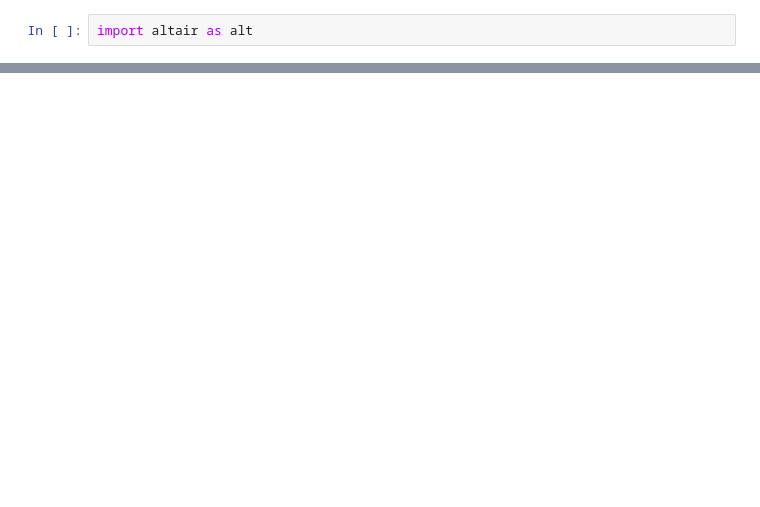
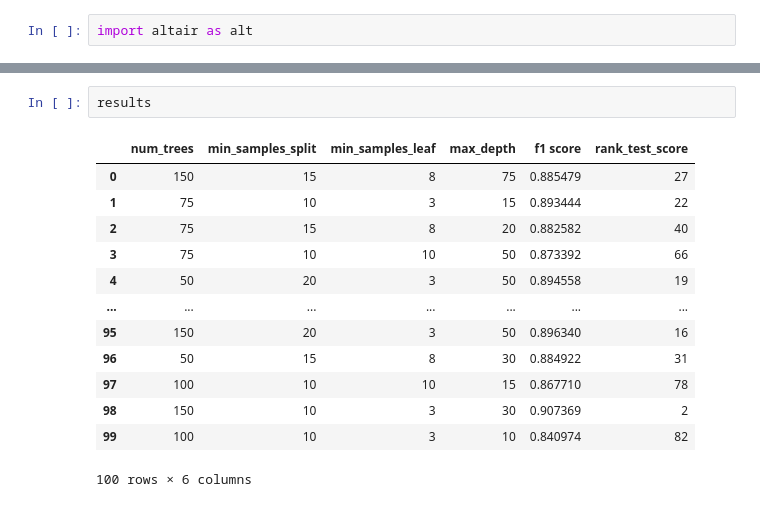
Before and after one commit to chrismca13/CFB_draft_propensity, a Jupyter notebook: notebooks/SupervisedLearning/RandomForest/Sensitivity_Analysis.ipynb, the cells around one changed output, grey strips where cells are left out. Cells and saved outputs as stored; diff of their text form; blank space fills up the shorter version.

```diff
--- a/notebooks/SupervisedLearning/RandomForest/Sensitivity_Analysis.ipynb
+++ b/notebooks/SupervisedLearning/RandomForest/Sensitivity_Analysis.ipynb
@@ -119,5 +119,21 @@ x.properties(title = 'Average f1 Score of Models: Broken Down by Max Depth Value
 )
 # %% [output]
 [interactive output not drawn]
+# %%
+results
+# %% [output]
+|  | num_trees | min_samples_split | min_samples_leaf | max_depth | f1 score | rank_test_score |
+| 0 | 150 | 15 | 8 | 75 | 0.885479 | 27 |
+| 1 | 75 | 10 | 3 | 15 | 0.893444 | 22 |
+| 2 | 75 | 15 | 8 | 20 | 0.882582 | 40 |
+| 3 | 75 | 10 | 10 | 50 | 0.873392 | 66 |
+| 4 | 50 | 20 | 3 | 50 | 0.894558 | 19 |
+| ... | ... | ... | ... | ... | ... | ... |
+| 95 | 150 | 20 | 3 | 50 | 0.896340 | 16 |
+| 96 | 50 | 15 | 8 | 30 | 0.884922 | 31 |
+| 97 | 100 | 10 | 10 | 15 | 0.867710 | 78 |
+| 98 | 150 | 10 | 3 | 30 | 0.907369 | 2 |
+| 99 | 100 | 10 | 3 | 10 | 0.840974 | 82 |
+100 rows × 6 columns
 # %%
 a = alt.Chart(results).mark_rect().encode(
```
Also changed, not shown: parts of 11 cells of this notebook.
